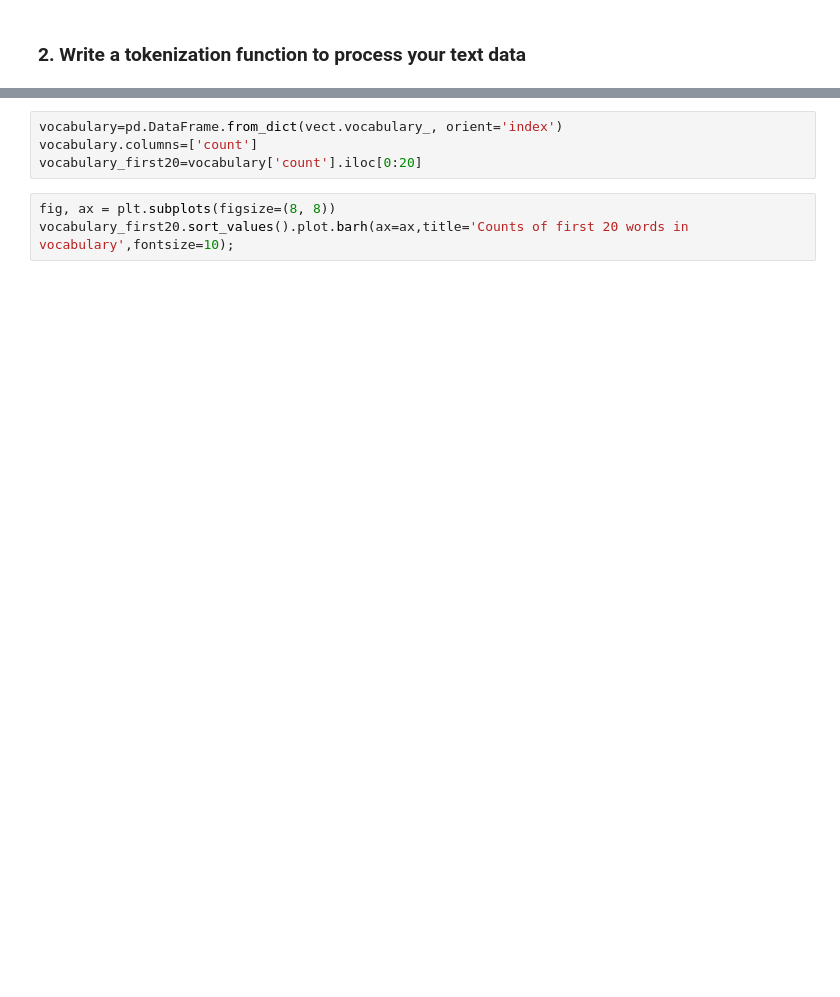
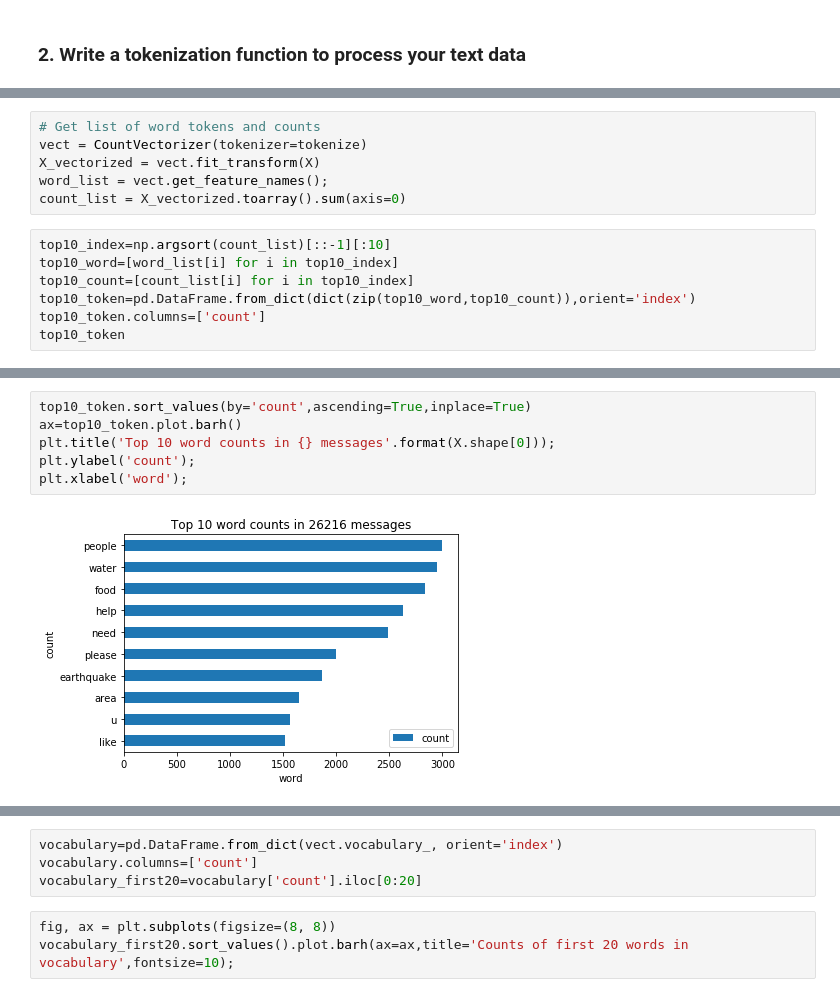
Before and after one commit to texcindy99/Disaster_Response_Pipelines, a Jupyter notebook: ML Pipeline Preparation.ipynb, the cells around one changed output, grey strips where cells are left out. Saved outputs shown, nothing was run; the diff lists cells and outputs as text; blank space fills up the shorter version.

```diff
--- a/ML Pipeline Preparation.ipynb
+++ b/ML Pipeline Preparation.ipynb
@@ -155,0 +204,13 @@ X_vectorized = vect.fit_transform(X)
+# %%
+# Get list of word tokens and counts
+vect = CountVectorizer(tokenizer=tokenize)
+X_vectorized = vect.fit_transform(X)
+word_list = vect.get_feature_names();
+count_list = X_vectorized.toarray().sum(axis=0)
+# %%
+top10_index=np.argsort(count_list)[::-1][:10]
+top10_word=[word_list[i] for i in top10_index]
+top10_count=[count_list[i] for i in top10_index]
+top10_token=pd.DataFrame.from_dict(dict(zip(top10_word,top10_count)),orient='index')
+top10_token.columns=['count']
+top10_token
@@ -155,0 +229,8 @@ X_vectorized = vect.fit_transform(X)
+# %%
+top10_token.sort_values(by='count',ascending=True,inplace=True)
+ax=top10_token.plot.barh()
+plt.title('Top 10 word counts in {} messages'.format(X.shape[0]));
+plt.ylabel('count');
+plt.xlabel('word');
+# %% [output]
+[figure, added]
```
Also changed, not shown: parts of 31 cells of this notebook.
